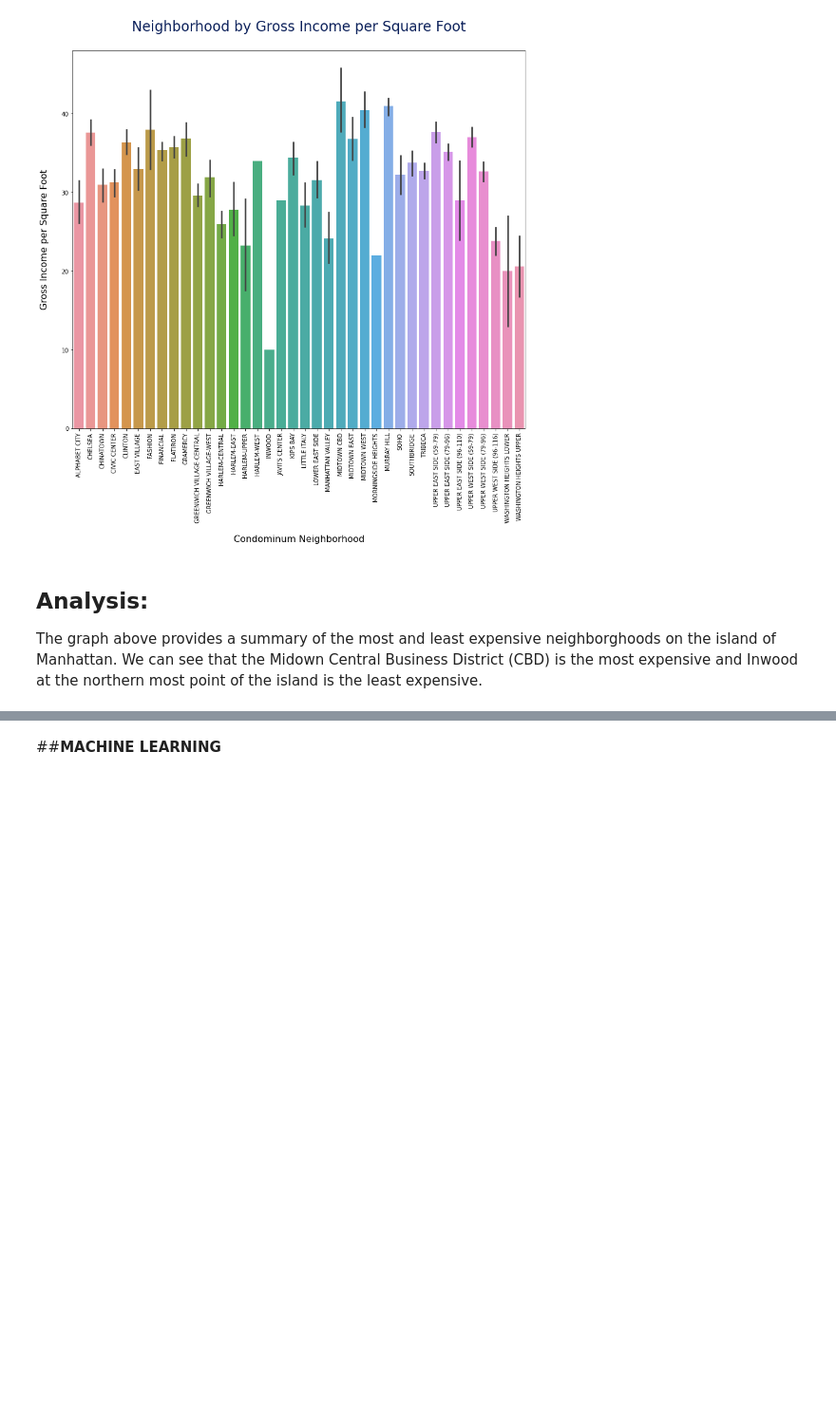
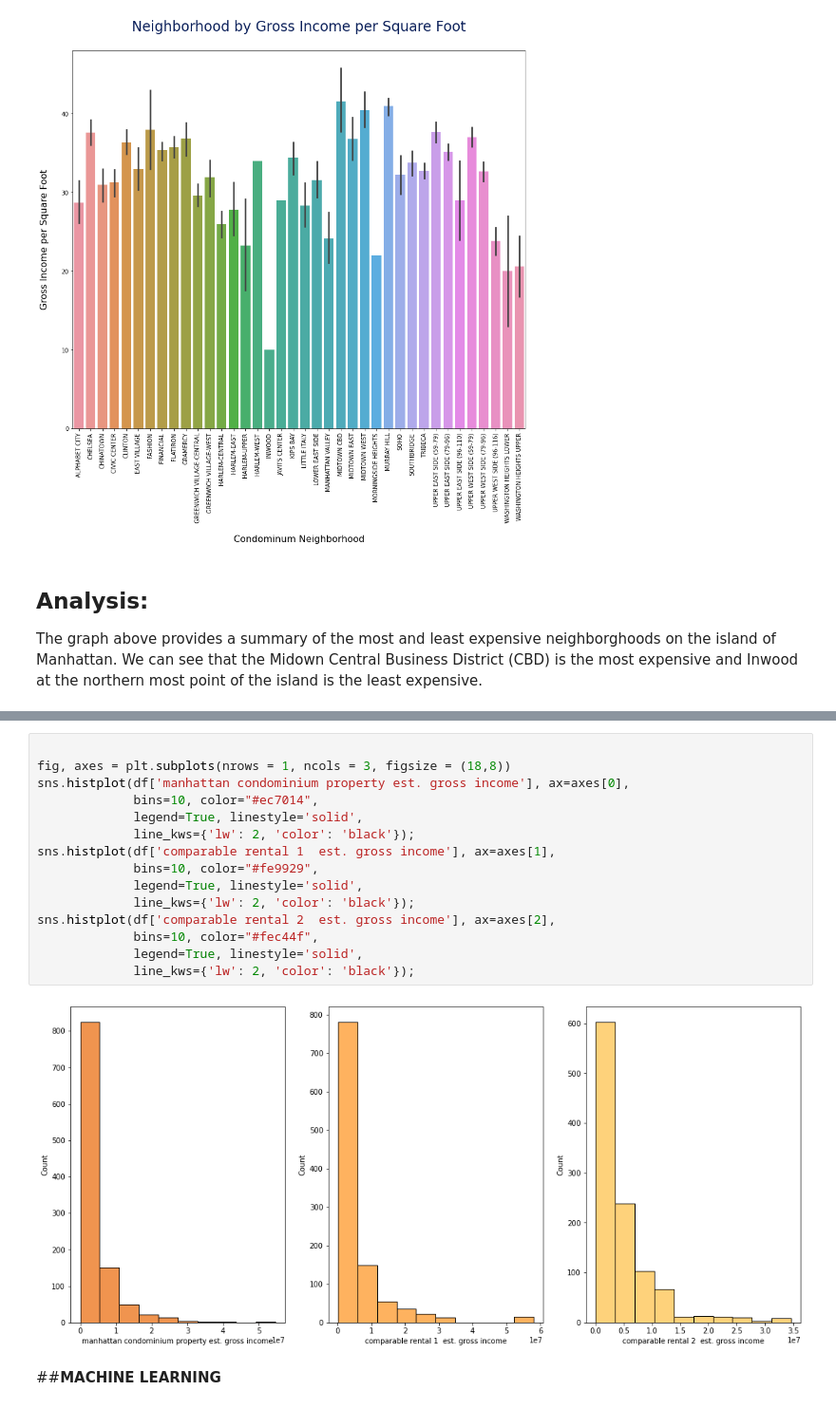
Before and after one commit to starkjones/NYC-Condominium-Rental-Income-Analysis, a Jupyter notebook: NYC_Condo_Comp_RI__Analysis.ipynb, the cells around one changed output, grey strips where cells are left out. Shown at 95% size. Cells and saved outputs as stored; diff of their text form; blank space fills up the shorter version.

```diff
--- a/NYC_Condo_Comp_RI__Analysis.ipynb
+++ b/NYC_Condo_Comp_RI__Analysis.ipynb
@@ -425,3 +425,20 @@ sns.histplot(df['comparable rental 2  full market value'], ax=axes[2],
+# %%
+
+fig, axes = plt.subplots(nrows = 1, ncols = 3, figsize = (18,8))
+sns.histplot(df['manhattan condominium property est. gross income'], ax=axes[0],
+             bins=10, color="#ec7014",
+             legend=True, linestyle='solid',
+             line_kws={'lw': 2, 'color': 'black'});
+sns.histplot(df['comparable rental 1  est. gross income'], ax=axes[1],
+             bins=10, color="#fe9929",
+             legend=True, linestyle='solid',
+             line_kws={'lw': 2, 'color': 'black'});
+sns.histplot(df['comparable rental 2  est. gross income'], ax=axes[2],
+             bins=10, color="#fec44f",
+             legend=True, linestyle='solid',
+             line_kws={'lw': 2, 'color': 'black'});
+# %% [output]
+[figure, added]
 # %% [markdown]
 ##**MACHINE LEARNING**
 # %%
```
Also changed, not shown: parts of 1 cell of this notebook.
